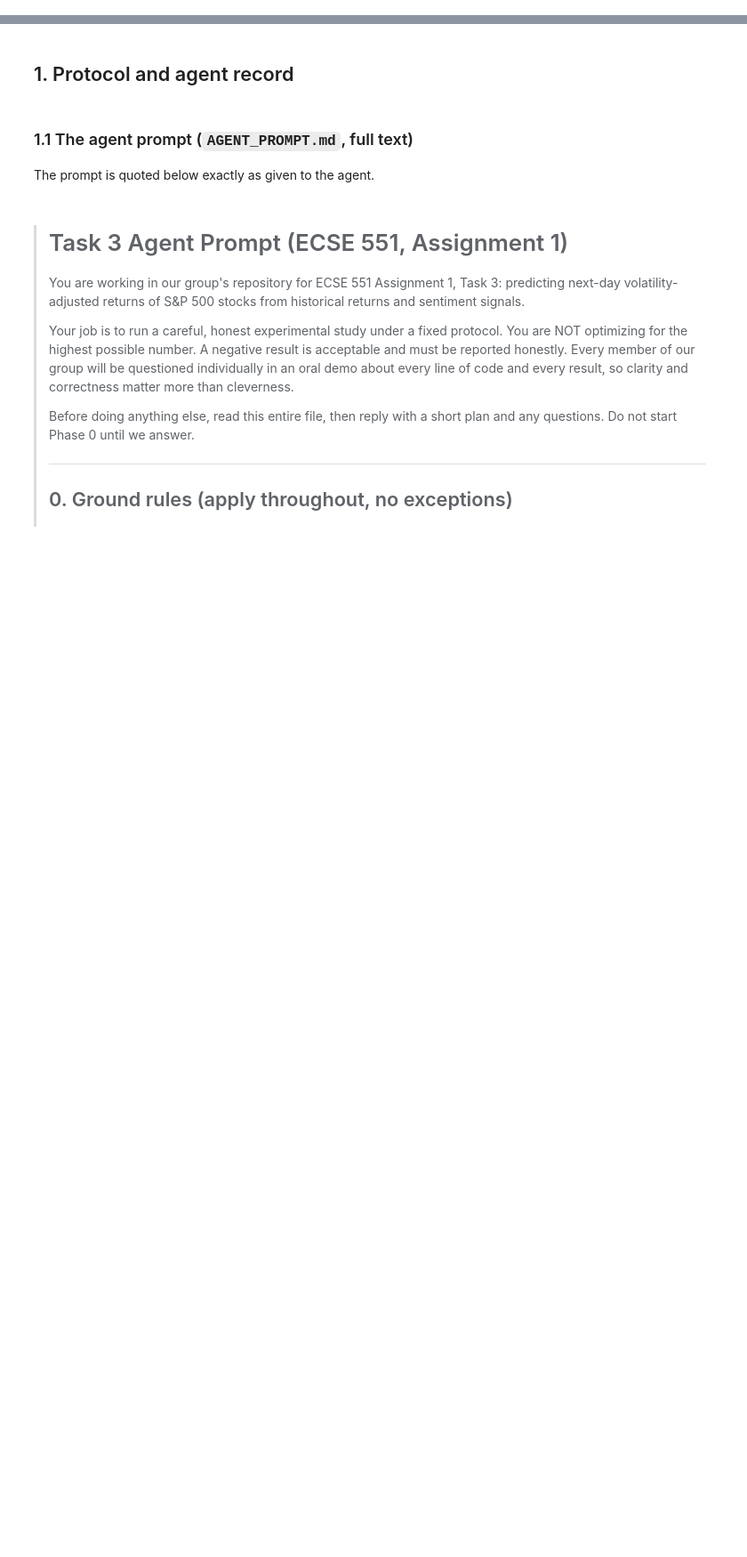
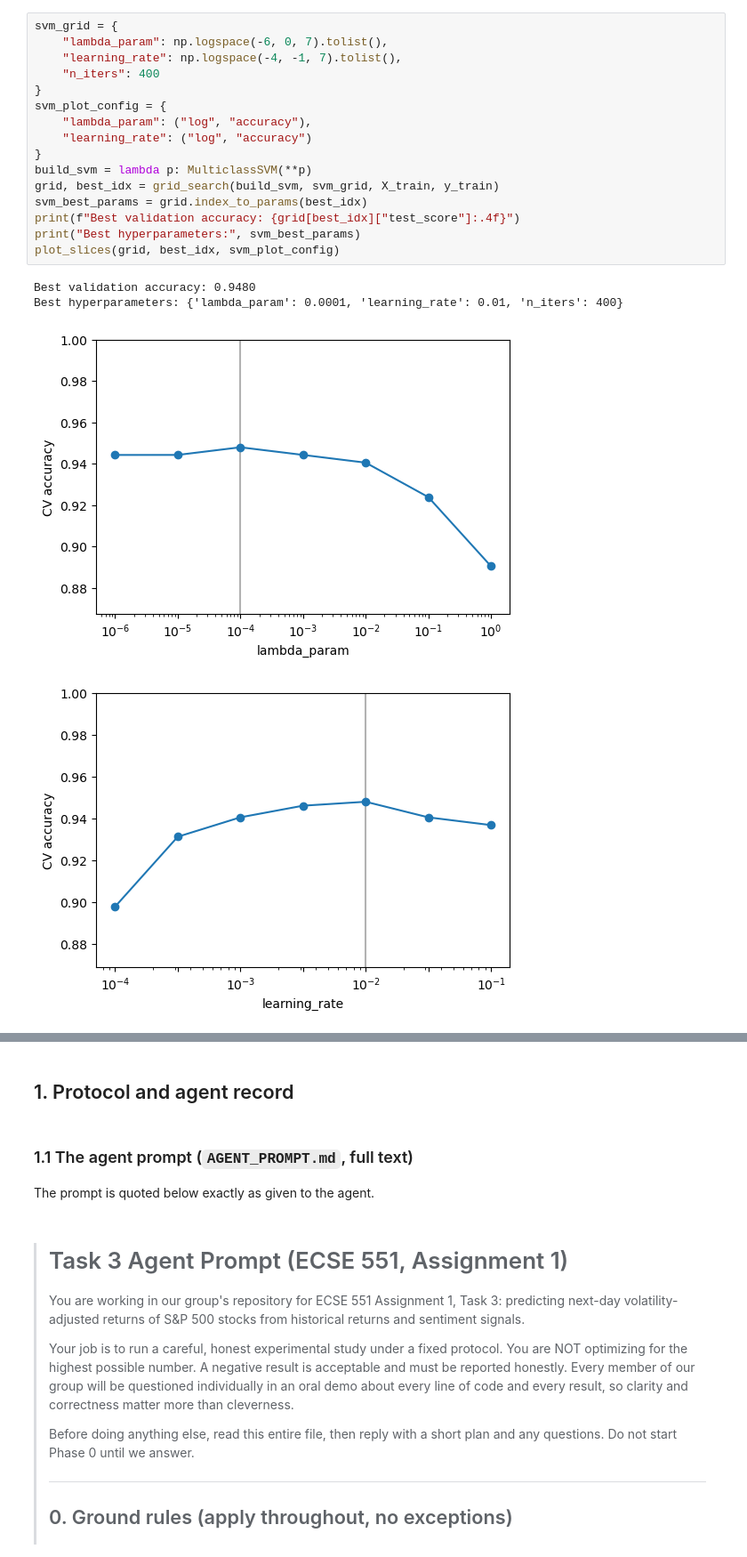
Before and after one commit to louisslnn/ecse551-assignment1, a Jupyter notebook: notebooks/Poon_Robatche-Claive_Salanon_Xu_Assignment1.ipynb, the cells around one changed output, grey strips where cells are left out. Shown at 89% size. Saved outputs shown, nothing was run; the diff lists cells and outputs as text; blank space fills up the shorter version.

```diff
--- a/notebooks/Poon_Robatche-Claive_Salanon_Xu_Assignment1.ipynb
+++ b/notebooks/Poon_Robatche-Claive_Salanon_Xu_Assignment1.ipynb
@@ -19,0 +79,21 @@ Every recomputed number that appears in our experiment log is compared, to 4 dec
+# %%
+svm_grid = {
+    "lambda_param": np.logspace(-6, 0, 7).tolist(),
+    "learning_rate": np.logspace(-4, -1, 7).tolist(),
+    "n_iters": 400
+}
+svm_plot_config = {
+    "lambda_param": ("log", "accuracy"),
+    "learning_rate": ("log", "accuracy")
+}
+build_svm = lambda p: MulticlassSVM(**p)
+grid, best_idx = grid_search(build_svm, svm_grid, X_train, y_train)
+svm_best_params = grid.index_to_params(best_idx)
+print(f"Best validation accuracy: {grid[best_idx]["test_score"]:.4f}")
+print("Best hyperparameters:", svm_best_params)
+plot_slices(grid, best_idx, svm_plot_config)
+# %% [output]
+Best validation accuracy: 0.9480
+Best hyperparameters: {'lambda_param': 0.0001, 'learning_rate': 0.01, 'n_iters': 400}
+[figure, added]
+[figure, added]
```
Also changed, not shown: parts of 114 cells of this notebook, 4 other files.
